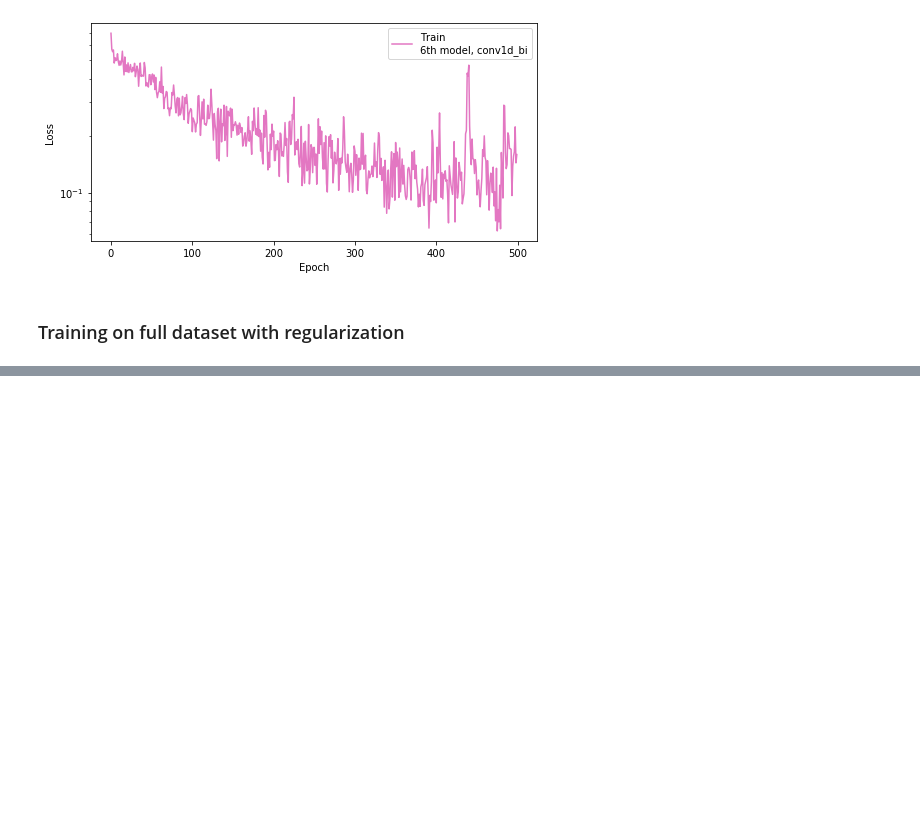
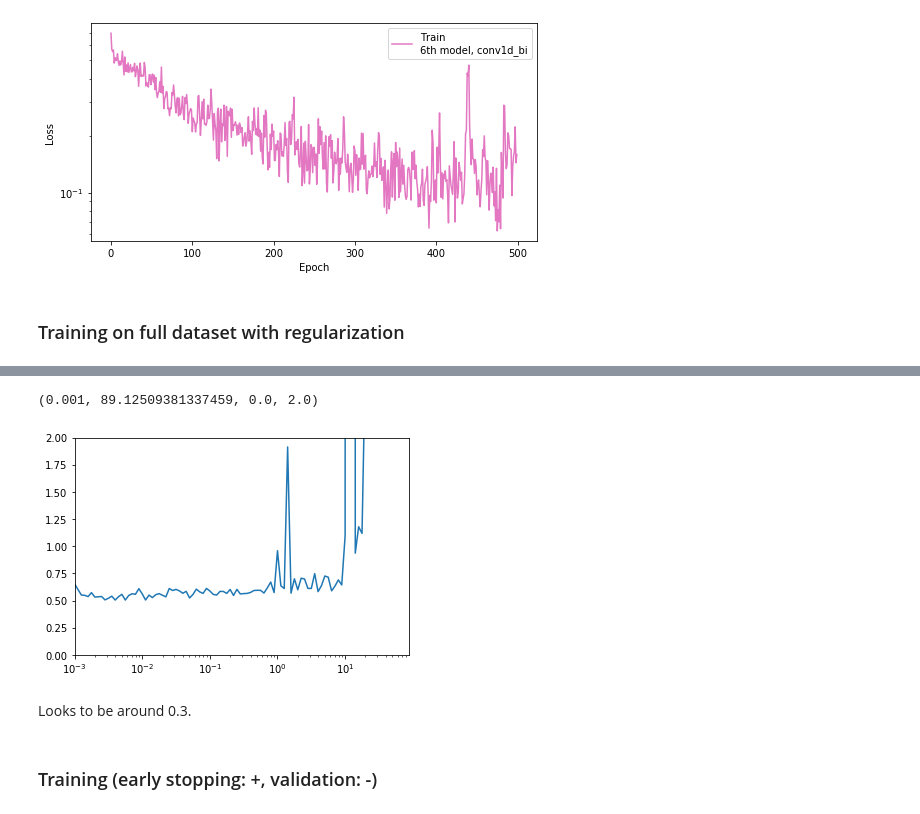
Before and after one commit to dtrizna/SysmonRNN, a Jupyter notebook: main_pipeline.ipynb, the cells around one changed output, grey strips where cells are left out. Saved outputs shown, nothing was run; the diff lists cells and outputs as text; code cells hidden in the pictures; blank space fills up the shorter version.

```diff
--- a/main_pipeline.ipynb
+++ b/main_pipeline.ipynb
@@ -398,9 +437,9 @@ def groupby_transform(dataframe, column):
     path_le = LabelEncoder().fit(['OTHER'] + list(dataframe['path'].unique()))
 
     # load malicious/valid process lists
-    with open(r'data\pid_valid.lst') as f:
+    with open(r'data/pid_valid.lst') as f:
         valid_lst = [x.strip() for x in f.readlines()]
-    with open(r'data\pid_malicious.lst') as f:
+    with open(r'data/pid_malicious.lst') as f:
         mal_lst = [x.strip() for x in f.readlines()]
 
     try:
@@ -548,5 +585,6 @@ train_X.shape
 ### Testing on simple model
 # %%
 model = models['simplest']
+model.compile(optimizer='adam', loss='binary_crossentropy', metrics=METRICS)
 model.fit(train_Xds, epochs=3, verbose=1)
 # %% [output]
@@ -667,0 +660,15 @@ _________________________________________________________________
+# %%
+model1 = model_conv_rnn(MAX_TIMESTEPS, N)
+
+init_value = 1e-3
+epochs = 100
+
+lr_schedule = tf.keras.callbacks.LearningRateScheduler(
+    lambda epoch: init_value * 10**(epoch / 20))
+
+OPT = keras.optimizers.Adam(learning_rate=init_value)
+
+model1.compile(optimizer=OPT, loss='binary_crossentropy', metrics=METRICS)
+model2.compile(optimizer=OPT, loss='binary_crossentropy', metrics=METRICS)
+
+h1 = model1.fit(train_Xds, epochs=epochs, callbacks=[lr_schedule], verbose=1)
@@ -667,0 +693,12 @@ _________________________________________________________________
+# %%
+# plot loss update over different learning rates
+lrs = init_value * (10 ** (np.arange(epochs) / 20))
+plt.semilogx(lrs, h1.history["loss"])
+plt.axis([init_value, lrs[-1], 0, 2])
+# %% [output]
+(0.001, 89.12509381337459, 0.0, 2.0)
+[figure, added]
+# %% [markdown]
+Looks to be around 0.3.
+# %% [markdown]
+### Training (early stopping: +, validation: -)
```
Also changed, not shown: parts of 41 cells of this notebook, 2 other files.
